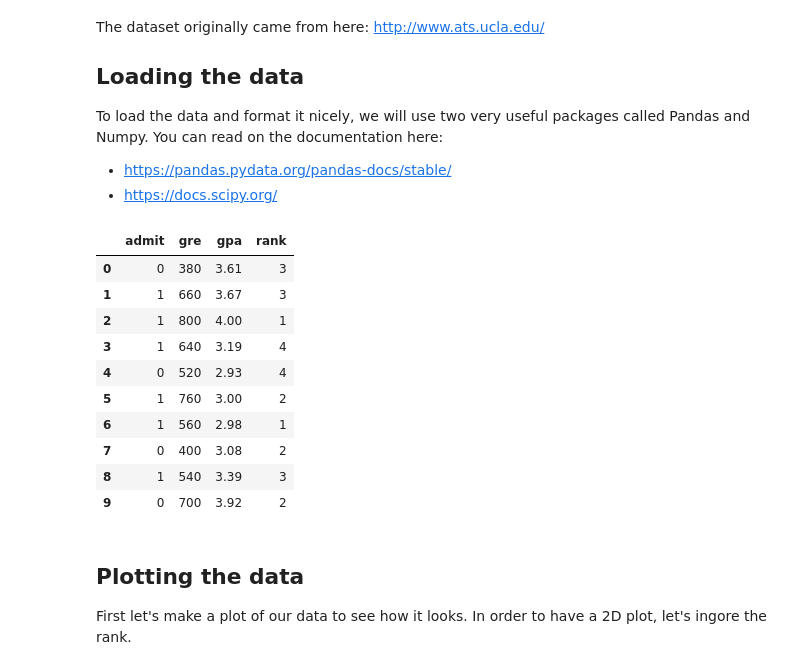
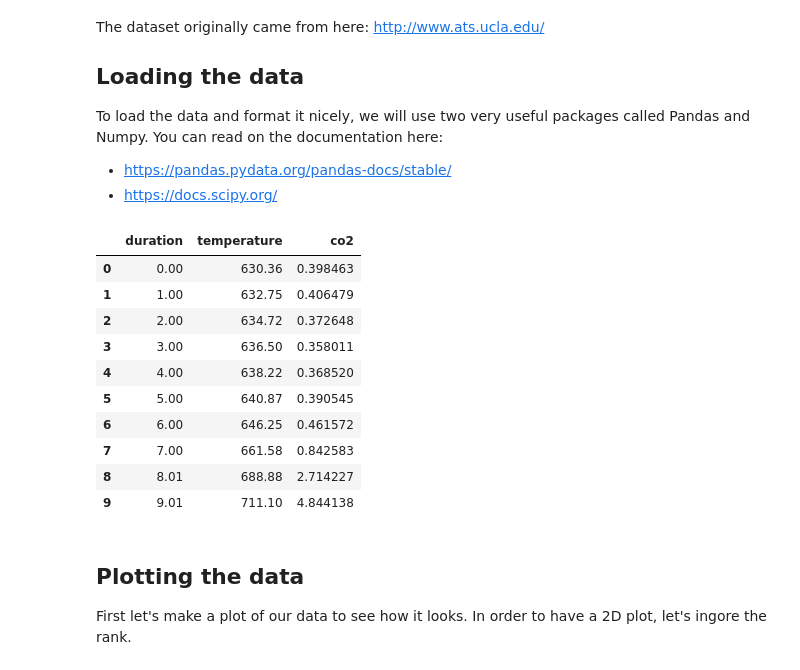
Before and after one commit to Dr-WXY/AI4EnergyProcessSystems, a Jupyter notebook: AI Models/Model 1/student-admissions/backpropagation.ipynb, the cells around one changed output. Saved outputs shown, nothing was run; the diff lists cells and outputs as text; code cells hidden in the pictures.

```diff
--- a/AI Models/Model 1/student-admissions/backpropagation.ipynb
+++ b/AI Models/Model 1/student-admissions/backpropagation.ipynb
@@ -16,26 +16,26 @@ To load the data and format it nicely, we will use two very useful packages call
 # %%
 # Importing pandas and numpy
 import pandas as pd
 import numpy as np
 
 # Reading the csv file into a pandas DataFrame
-url = "https://raw.githubusercontent.com/engrsmukhtar/deep-learning-v2-pytorch/master/intro-neural-networks/student-admissions/student_data.csv"
+url = "https://raw.githubusercontent.com/engrsmukhtar/AI4EnergyProcessSystems/AI4EPS-1/AI%20Models/Model%201/student-admissions/Calciner%20-%20Duration-Temperature-CO2-CC.csv"
 data = pd.read_csv(url)
 
 # Printing out the first 10 rows of our data
 data[:10]
 # %% [output]
-|  | admit | gre | gpa | rank |
-| 0 | 0 | 380 | 3.61 | 3 |
-| 1 | 1 | 660 | 3.67 | 3 |
-| 2 | 1 | 800 | 4.00 | 1 |
-| 3 | 1 | 640 | 3.19 | 4 |
-| 4 | 0 | 520 | 2.93 | 4 |
-| 5 | 1 | 760 | 3.00 | 2 |
-| 6 | 1 | 560 | 2.98 | 1 |
-| 7 | 0 | 400 | 3.08 | 2 |
-| 8 | 1 | 540 | 3.39 | 3 |
-| 9 | 0 | 700 | 3.92 | 2 |
+|  | duration | temperature | co2 |
+| 0 | 0.00 | 630.36 | 0.398463 |
+| 1 | 1.00 | 632.75 | 0.406479 |
+| 2 | 2.00 | 634.72 | 0.372648 |
+| 3 | 3.00 | 636.50 | 0.358011 |
+| 4 | 4.00 | 638.22 | 0.368520 |
+| 5 | 5.00 | 640.87 | 0.390545 |
+| 6 | 6.00 | 646.25 | 0.461572 |
+| 7 | 7.00 | 661.58 | 0.842583 |
+| 8 | 8.01 | 688.88 | 2.714227 |
+| 9 | 9.01 | 711.10 | 4.844138 |
 # %% [markdown]
 ## Plotting the data
 
```
Also changed, not shown: parts of 8 cells of this notebook.
